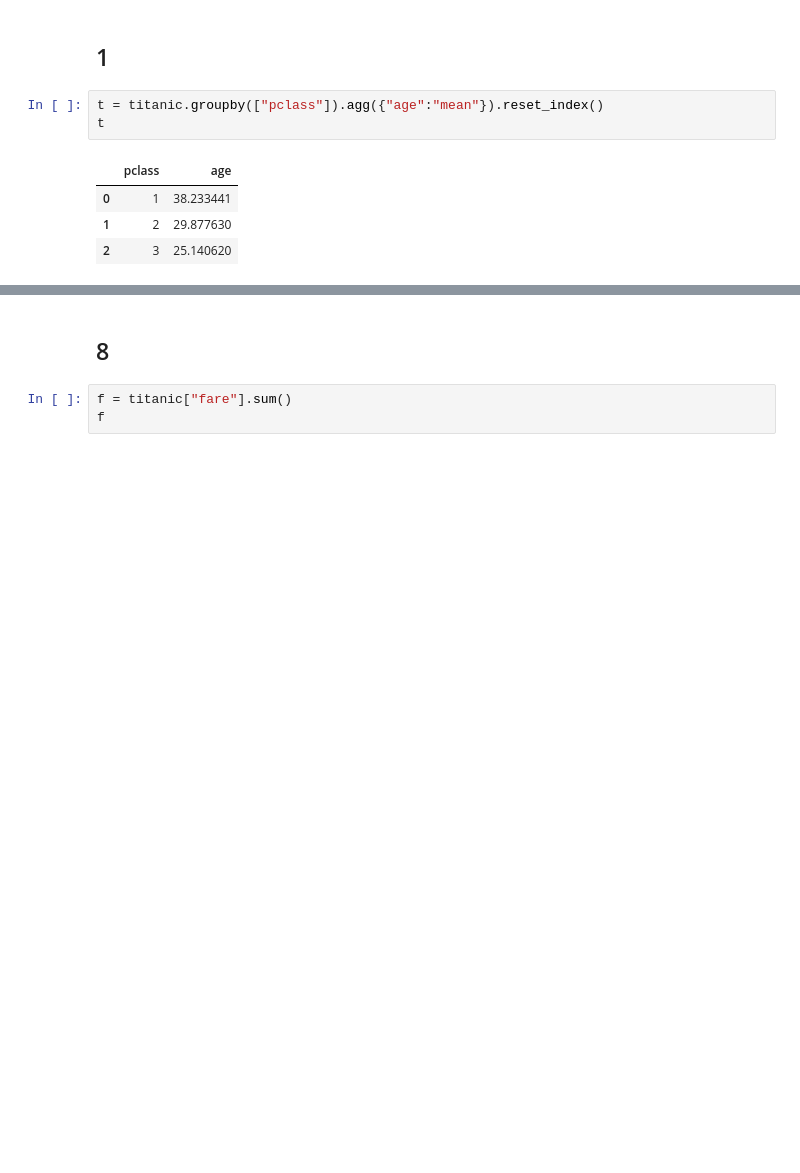
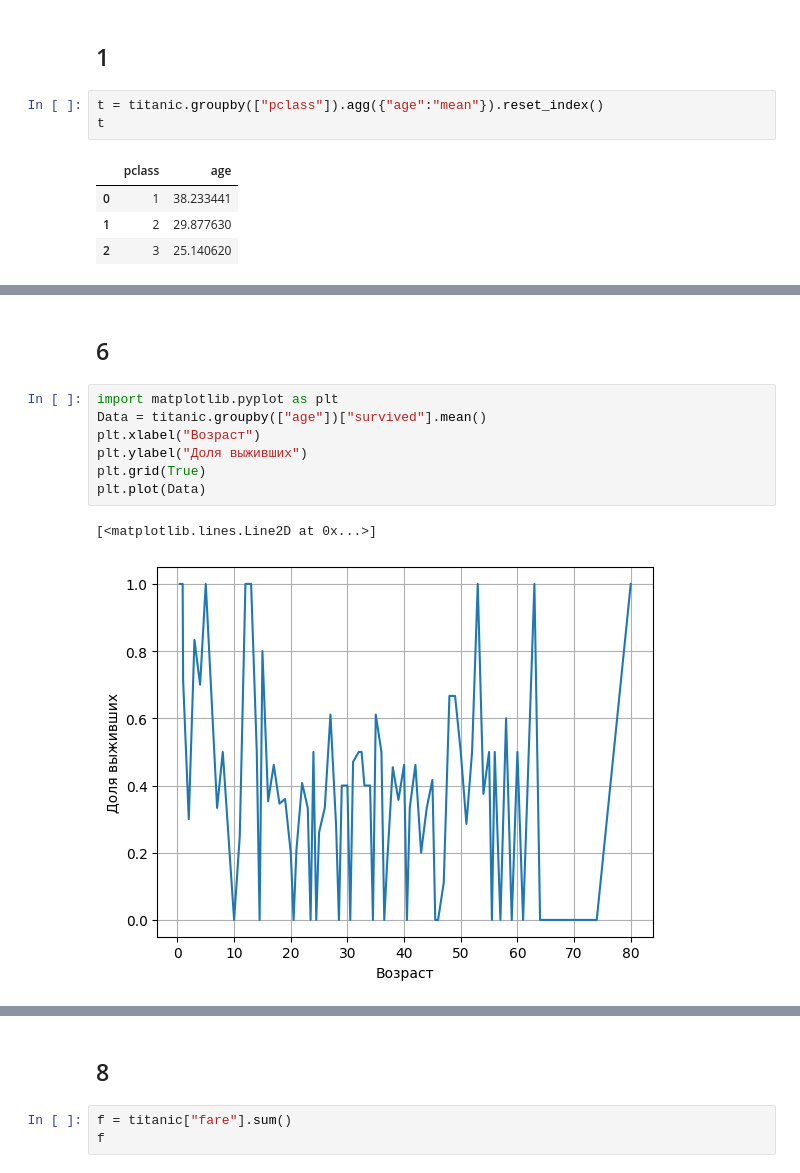
Before and after one commit to OhNoMyRook/python_22, a Jupyter notebook: Classwork-07/lpr2022_lab7.ipynb, the cells around one changed output, grey strips where cells are left out. Saved outputs shown, nothing was run; the diff lists cells and outputs as text; blank space fills up the shorter version.

```diff
--- a/Classwork-07/lpr2022_lab7.ipynb
+++ b/Classwork-07/lpr2022_lab7.ipynb
@@ -238,0 +286,12 @@ t
+# %% [markdown]
+## 6
+# %%
+import matplotlib.pyplot as plt
+Data = titanic.groupby(["age"])["survived"].mean()
+plt.xlabel("Возраст")
+plt.ylabel("Доля выживших")
+plt.grid(True)
+plt.plot(Data)
+# %% [output]
+[<matplotlib.lines.Line2D at 0x...>]
+[figure, added]
```
Also changed, not shown: parts of 16 cells of this notebook.
